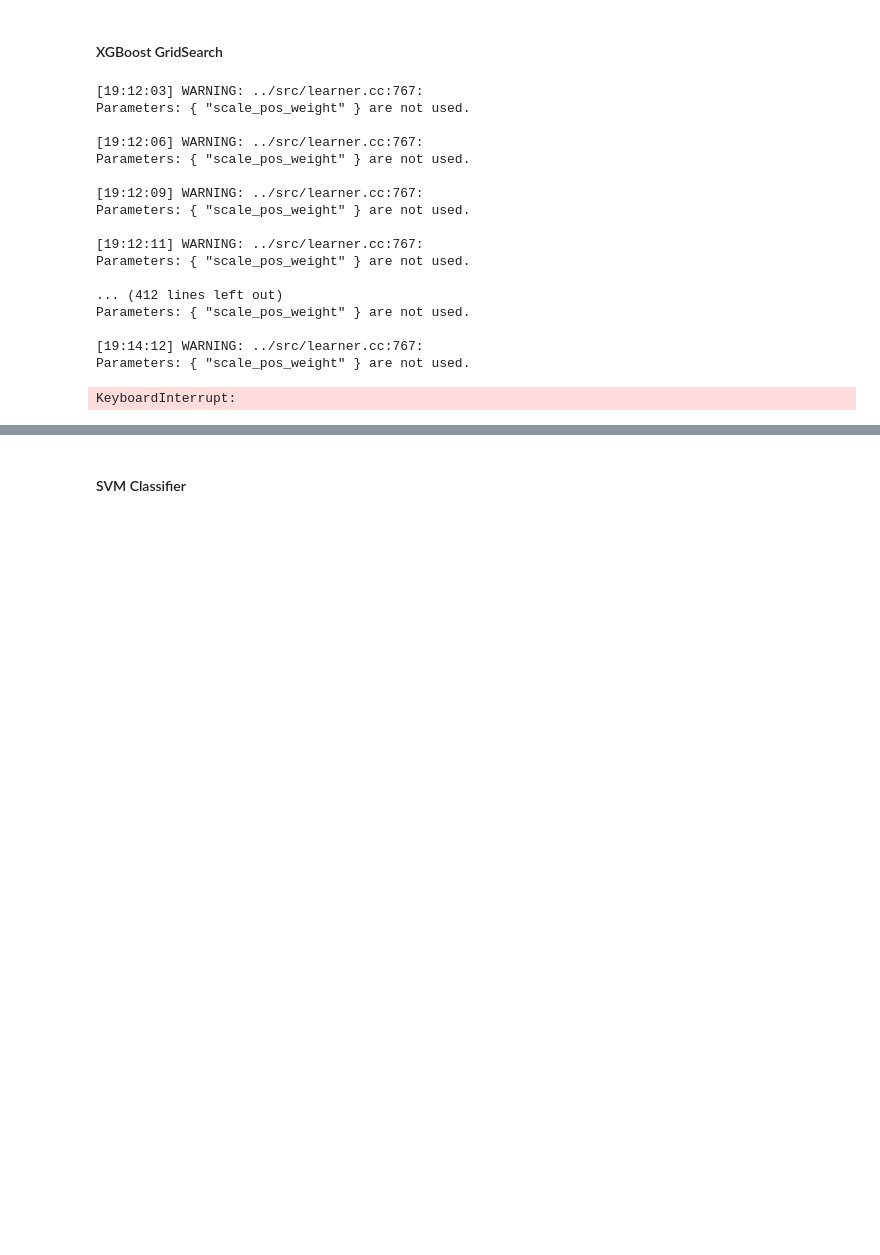
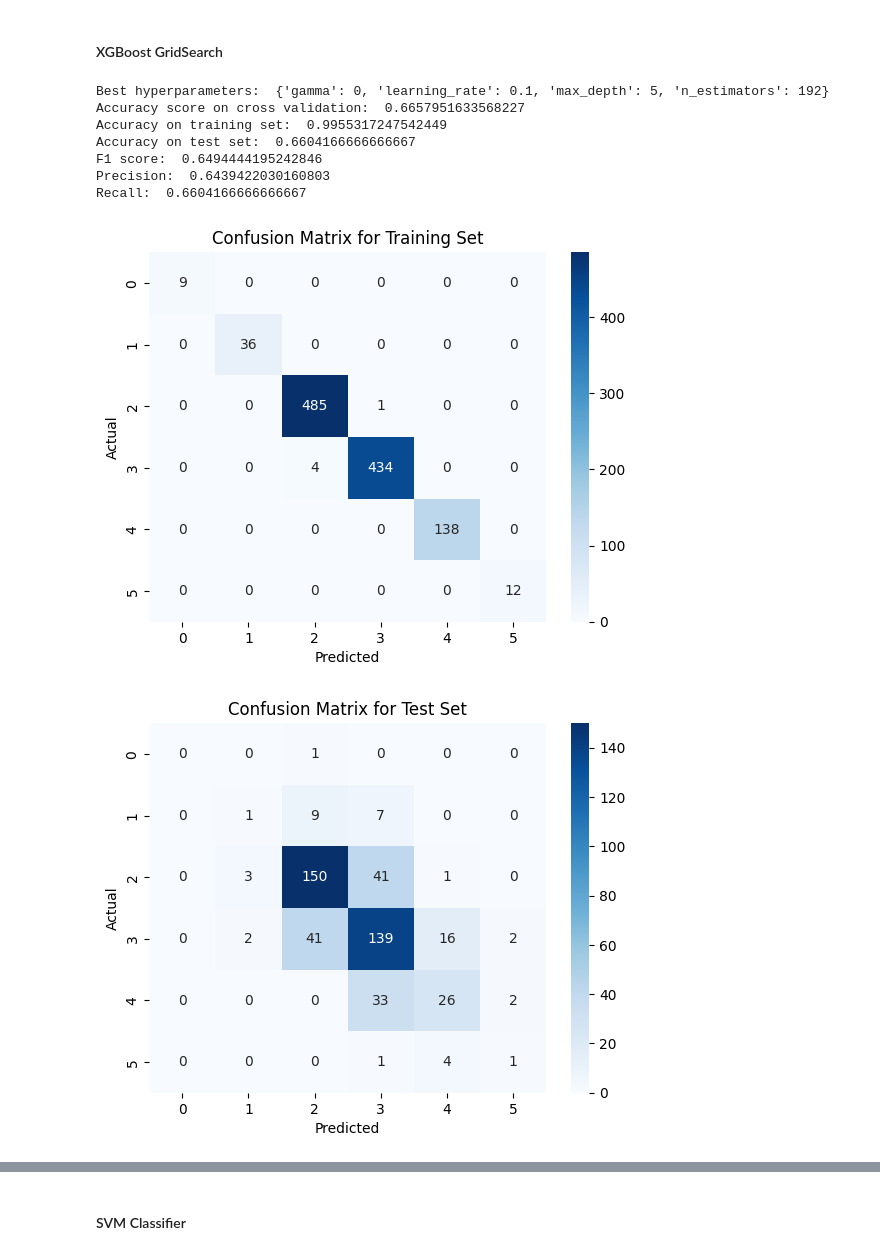
Before and after one commit to leopoldoagorio/Challenges, a Jupyter notebook: VinhoVerde.ipynb, the cells around one changed output, grey strips where cells are left out. Cells and saved outputs as stored; diff of their text form; code cells hidden in the pictures; blank space fills up the shorter version.

```diff
--- a/VinhoVerde.ipynb
+++ b/VinhoVerde.ipynb
@@ -497,7 +504,7 @@ target = 'quality'
 
 # create the training and test sets
 X_train = train[features]
-y_train = train[target] - 3  # convert integer labels to categorical labels
+y_train = train[target] - 3
 X_test = test[features]
 y_test = test[target] - 3
 
@@ -506,7 +513,7 @@ class_weights = compute_class_weight(class_weight = 'balanced', classes = np.uni
 class_weights = dict(enumerate(class_weights))
 
 # create the XGBoost model and define the parameter grid to search
-model = xgb.XGBClassifier(objective='multi:softmax', num_class=6, scale_pos_weight=class_weights)
+model = xgb.XGBClassifier(objective='multi:softmax', num_class=6)#, scale_pos_weight=class_weights)
 param_grid = {
     'max_depth': [3, 4, 5],
     #'n_estimators': [50, 100, 150],
@@ -533,60 +540,55 @@ search.fit(X_train, y_train)
 
 # print the best hyperparameters found and their corresponding accuracy score
 print('Best hyperparameters: ', search.best_params_)
-print('Accuracy score on training set: ', search.best_score_)
+print('Accuracy score on cross validation: ', search.best_score_)
 
 # make predictions on the test set using the best model
 best_model = search.best_estimator_
 y_pred = best_model.predict(X_test)
+
+# calculate accuracy on the training set using the best model
+accuracy = accuracy_score(y_train, best_model.predict(X_train))
+print('Accuracy on training set: ', accuracy)
 
 # calculate accuracy on the test set using the best model
 accuracy = accuracy_score(y_test, y_pred)
 print('Accuracy on test set: ', accuracy)
 
 # calculate f1, precision, and recall on the test set using the best model
 print('F1 score: ', f1_score(y_test, y_pred, average='weighted'))
 print('Precision: ', precision_score(y_test, y_pred, average='weighted'))
 print('Recall: ', recall_score(y_test, y_pred, average='weighted'))
 
 # get the confusion matrix for the training set using the best model
-cm = confusion_matrix(y_train,X_train)
+cm = confusion_matrix(y_train, best_model.predict(X_train))
 
 # create a heatmap to visualize the confusion matrix
 sns.heatmap(cm, annot=True, cmap='Blues', fmt='g')
 plt.xlabel('Predicted')
 plt.ylabel('Actual')
 plt.title('Confusion Matrix for Training Set')
 plt.show()
 
 # get the confusion matrix for the test set using the best model
 cm = confusion_matrix(y_test, y_pred)
 
 # create a heatmap to visualize the confusion matrix
 sns.heatmap(cm, annot=True, cmap='Blues', fmt='g')
 plt.xlabel('Predicted')
 plt.ylabel('Actual')
 plt.title('Confusion Matrix for Test Set')
 plt.show()
 
 # plot the feature importances of the best model
 xgb.plot_importance(best_model)
 plt.show()
 # %% [output]
-[19:12:03] WARNING: ../src/learner.cc:767:
-Parameters: { "scale_pos_weight" } are not used.
-
-[19:12:06] WARNING: ../src/learner.cc:767:
-Parameters: { "scale_pos_weight" } are not used.
-
-[19:12:09] WARNING: ../src/learner.cc:767:
-Parameters: { "scale_pos_weight" } are not used.
-
-[19:12:11] WARNING: ../src/learner.cc:767:
-Parameters: { "scale_pos_weight" } are not used.
-
-... (412 lines left out)
-Parameters: { "scale_pos_weight" } are not used.
-
-[19:14:12] WARNING: ../src/learner.cc:767:
-Parameters: { "scale_pos_weight" } are not used.
+Best hyperparameters:  {'gamma': 0, 'learning_rate': 0.1, 'max_depth': 5, 'n_estimators': 192}
+Accuracy score on cross validation:  0.6657951633568227
+Accuracy on training set:  0.9955317247542449
+Accuracy on test set:  0.6604166666666667
+F1 score:  0.6494444195242846
+Precision:  0.6439422030160803
+Recall:  0.6604166666666667
-KeyboardInterrupt:
+[figure, added]
+[figure, added]
```
Also changed, not shown: parts of 5 cells of this notebook.
